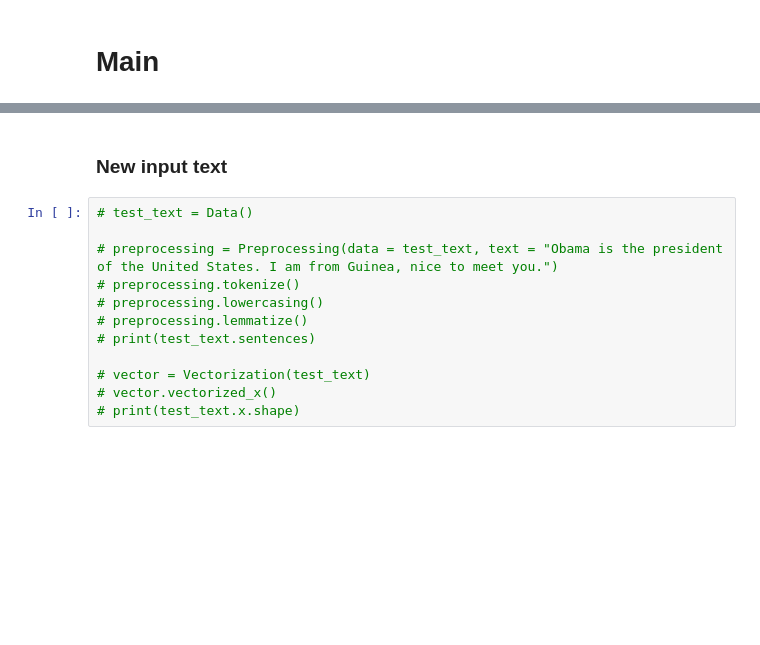
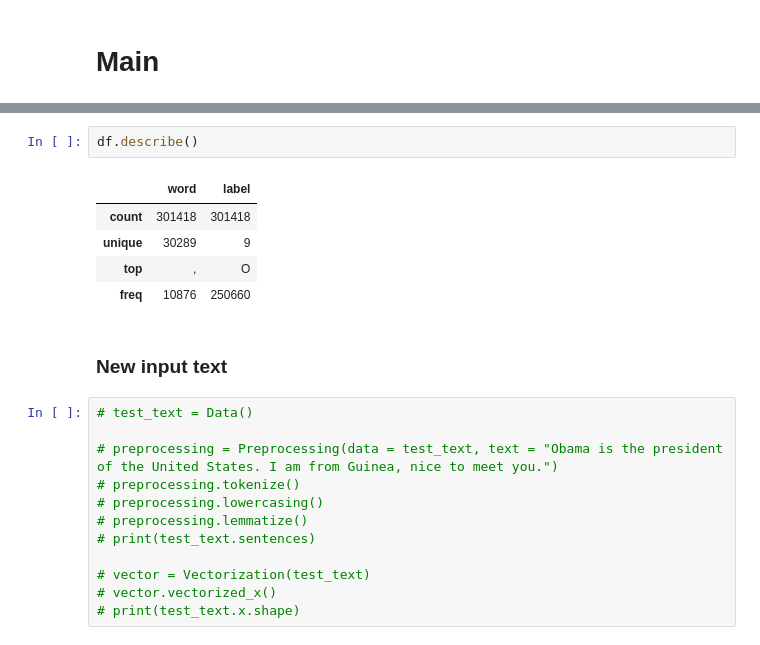
Before and after one commit to taslimamindia/NERC, a Jupyter notebook: Code/conll2003_english.ipynb, the cells around one changed output, grey strips where cells are left out. Cells and saved outputs as stored; diff of their text form; blank space fills up the shorter version.

```diff
--- a/Code/conll2003_english.ipynb
+++ b/Code/conll2003_english.ipynb
@@ -178,3 +219,11 @@ def load_dataset(path: str):
+# %%
+df.describe()
+# %% [output]
+|  | word | label |
+| count | 301418 | 301418 |
+| unique | 30289 | 9 |
+| top | , | O |
+| freq | 10876 | 250660 |
 # %% [markdown]
 ### New input text
 # %%
```
Also changed, not shown: parts of 33 cells of this notebook.
